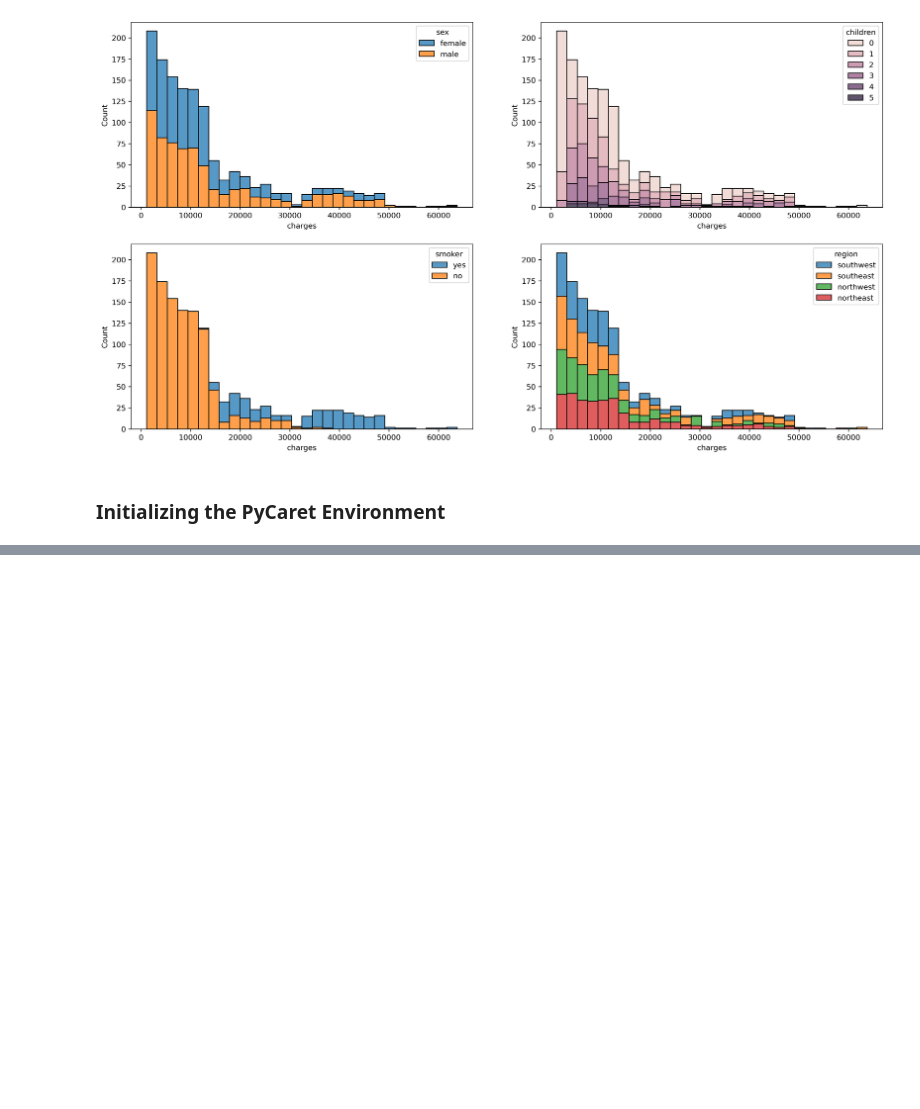
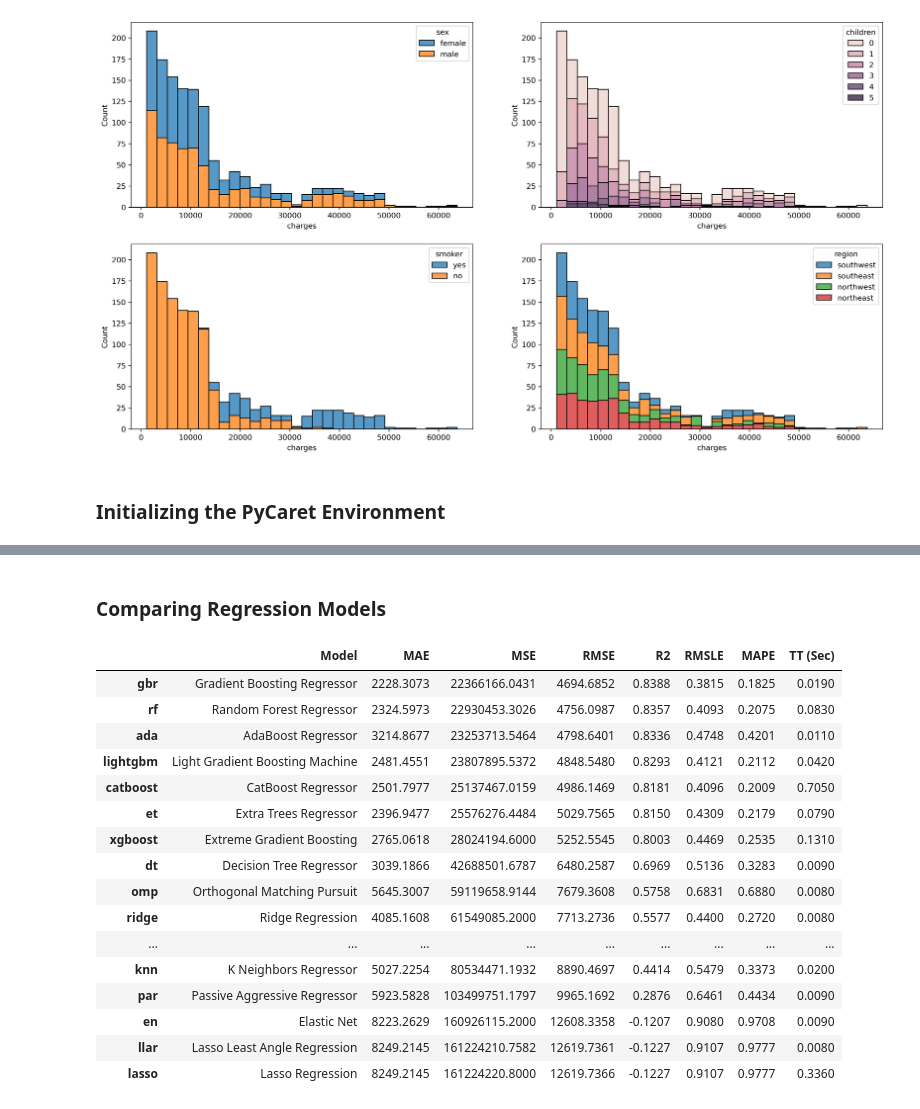
Before and after one commit to derevirn/pycaret-book, a Jupyter notebook: 02_Regression/Regression.ipynb, the cells around one changed output, grey strips where cells are left out. Drawn from its saved outputs; the diff is of its cells as text; code cells hidden in the pictures; blank space fills up the shorter version.

Commit message:
Update Regression Notebook

```diff
--- a/Regression.ipynb
+++ b/02_Regression/Regression.ipynb
@@ -88,0 +105,22 @@ reg = setup(data=data, target='charges', train_size = 0.8,
+# %% [markdown]
+### Comparing Regression Models
+# %%
+best = compare_models(sort='RMSE')
+# %% [output]
+|  | Model | MAE | MSE | RMSE | R2 | RMSLE | MAPE | TT (Sec) |
+| gbr | Gradient Boosting Regressor | 2228.3073 | 22366166.0431 | 4694.6852 | 0.8388 | 0.3815 | 0.1825 | 0.0190 |
+| rf | Random Forest Regressor | 2324.5973 | 22930453.3026 | 4756.0987 | 0.8357 | 0.4093 | 0.2075 | 0.0830 |
+| ada | AdaBoost Regressor | 3214.8677 | 23253713.5464 | 4798.6401 | 0.8336 | 0.4748 | 0.4201 | 0.0110 |
+| lightgbm | Light Gradient Boosting Machine | 2481.4551 | 23807895.5372 | 4848.5480 | 0.8293 | 0.4121 | 0.2112 | 0.0420 |
+| catboost | CatBoost Regressor | 2501.7977 | 25137467.0159 | 4986.1469 | 0.8181 | 0.4096 | 0.2009 | 0.7050 |
+| et | Extra Trees Regressor | 2396.9477 | 25576276.4484 | 5029.7565 | 0.8150 | 0.4309 | 0.2179 | 0.0790 |
+| xgboost | Extreme Gradient Boosting | 2765.0618 | 28024194.6000 | 5252.5545 | 0.8003 | 0.4469 | 0.2535 | 0.1310 |
+| dt | Decision Tree Regressor | 3039.1866 | 42688501.6787 | 6480.2587 | 0.6969 | 0.5136 | 0.3283 | 0.0090 |
+| omp | Orthogonal Matching Pursuit | 5645.3007 | 59119658.9144 | 7679.3608 | 0.5758 | 0.6831 | 0.6880 | 0.0080 |
+| ridge | Ridge Regression | 4085.1608 | 61549085.2000 | 7713.2736 | 0.5577 | 0.4400 | 0.2720 | 0.0080 |
+| ... | ... | ... | ... | ... | ... | ... | ... | ... |
+| knn | K Neighbors Regressor | 5027.2254 | 80534471.1932 | 8890.4697 | 0.4414 | 0.5479 | 0.3373 | 0.0200 |
+| par | Passive Aggressive Regressor | 5923.5828 | 103499751.1797 | 9965.1692 | 0.2876 | 0.6461 | 0.4434 | 0.0090 |
+| en | Elastic Net | 8223.2629 | 160926115.2000 | 12608.3358 | -0.1207 | 0.9080 | 0.9708 | 0.0090 |
+| llar | Lasso Least Angle Regression | 8249.2145 | 161224210.7582 | 12619.7361 | -0.1227 | 0.9107 | 0.9777 | 0.0080 |
+| lasso | Lasso Regression | 8249.2145 | 161224220.8000 | 12619.7366 | -0.1227 | 0.9107 | 0.9777 | 0.3360 |
```
Also changed, not shown: parts of 13 cells of this notebook, 1 other file.
